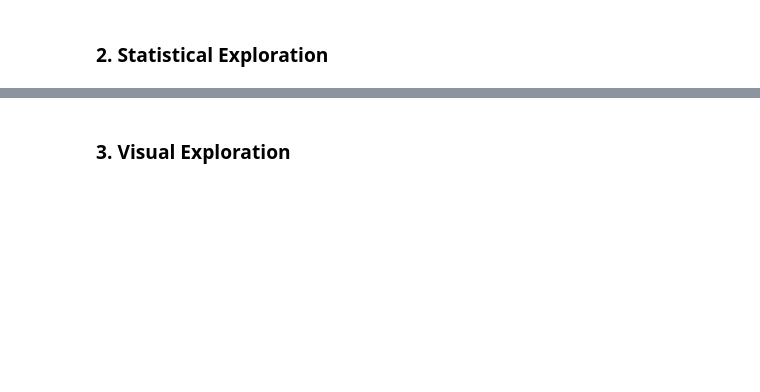
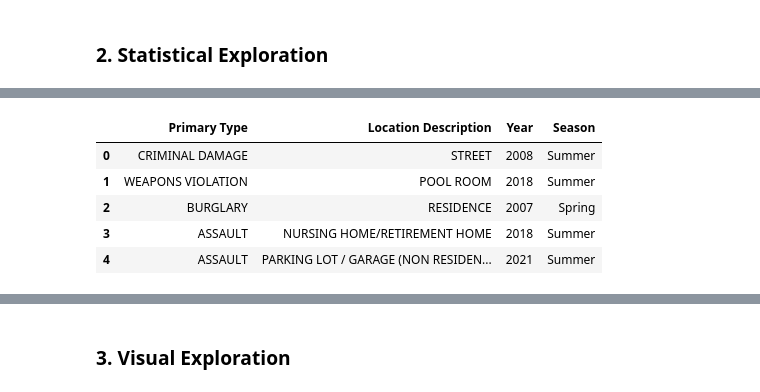
Before and after one commit to OGerison/circle-13-project, a Jupyter notebook: circle13chicagoeda.ipynb, the cells around one changed output, grey strips where cells are left out. Saved outputs shown, nothing was run; the diff lists cells and outputs as text; code cells hidden in the pictures; blank space fills up the shorter version.

```diff
--- a/circle13chicagoeda.ipynb
+++ b/circle13chicagoeda.ipynb
@@ -157,0 +199,9 @@ df_copy.to_csv("dfchicago_clean.csv")
+# %%
+df_copy.loc[:,['Primary Type', 'Location Description', 'Year', 'Season']].head()
+# %% [output]
+|  | Primary Type | Location Description | Year | Season |
+| 0 | CRIMINAL DAMAGE | STREET | 2008 | Summer |
+| 1 | WEAPONS VIOLATION | POOL ROOM | 2018 | Summer |
+| 2 | BURGLARY | RESIDENCE | 2007 | Spring |
+| 3 | ASSAULT | NURSING HOME/RETIREMENT HOME | 2018 | Summer |
+| 4 | ASSAULT | PARKING LOT / GARAGE (NON RESIDEN... | 2021 | Summer |
```
Also changed, not shown: parts of 38 cells of this notebook.
